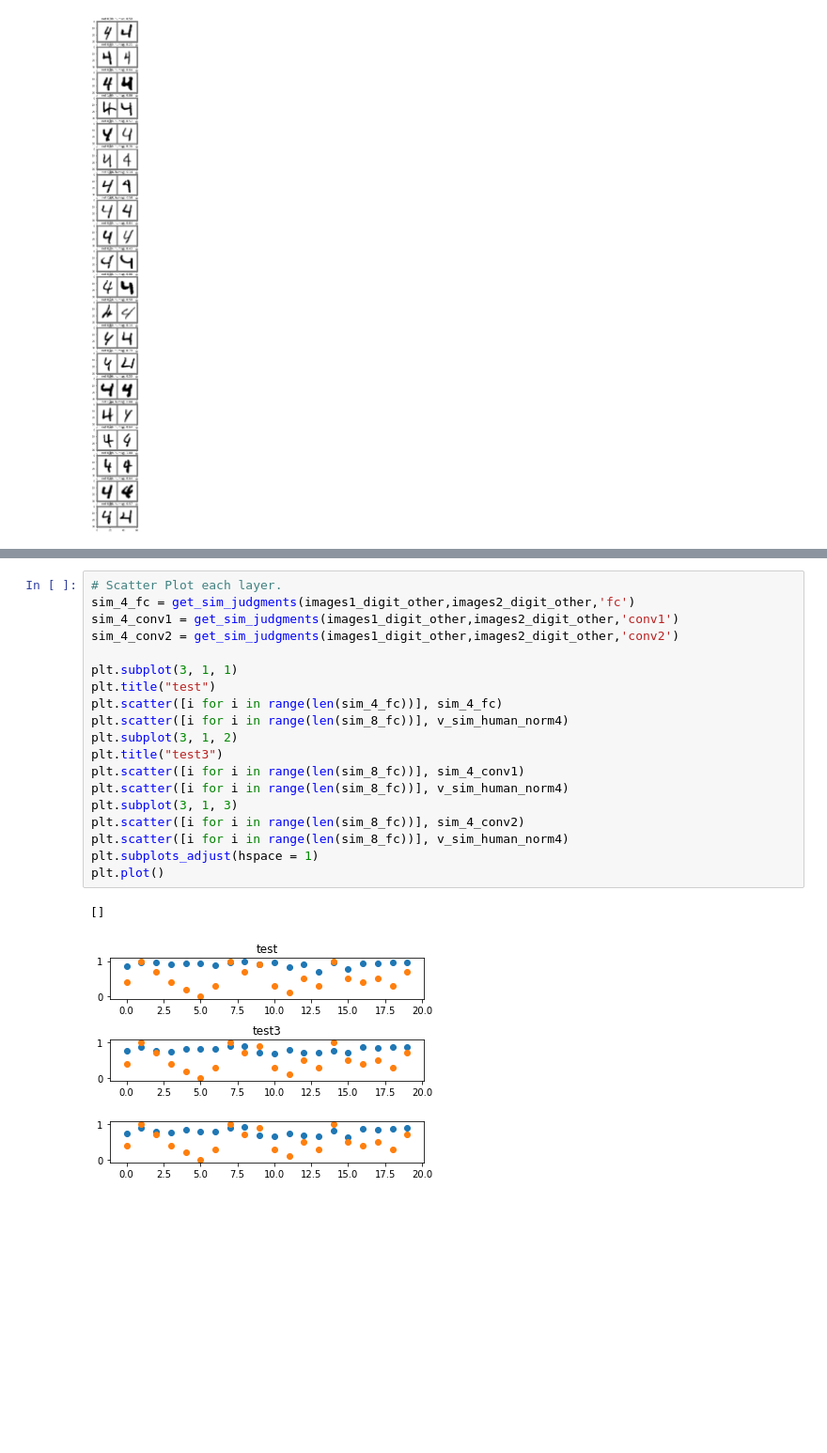
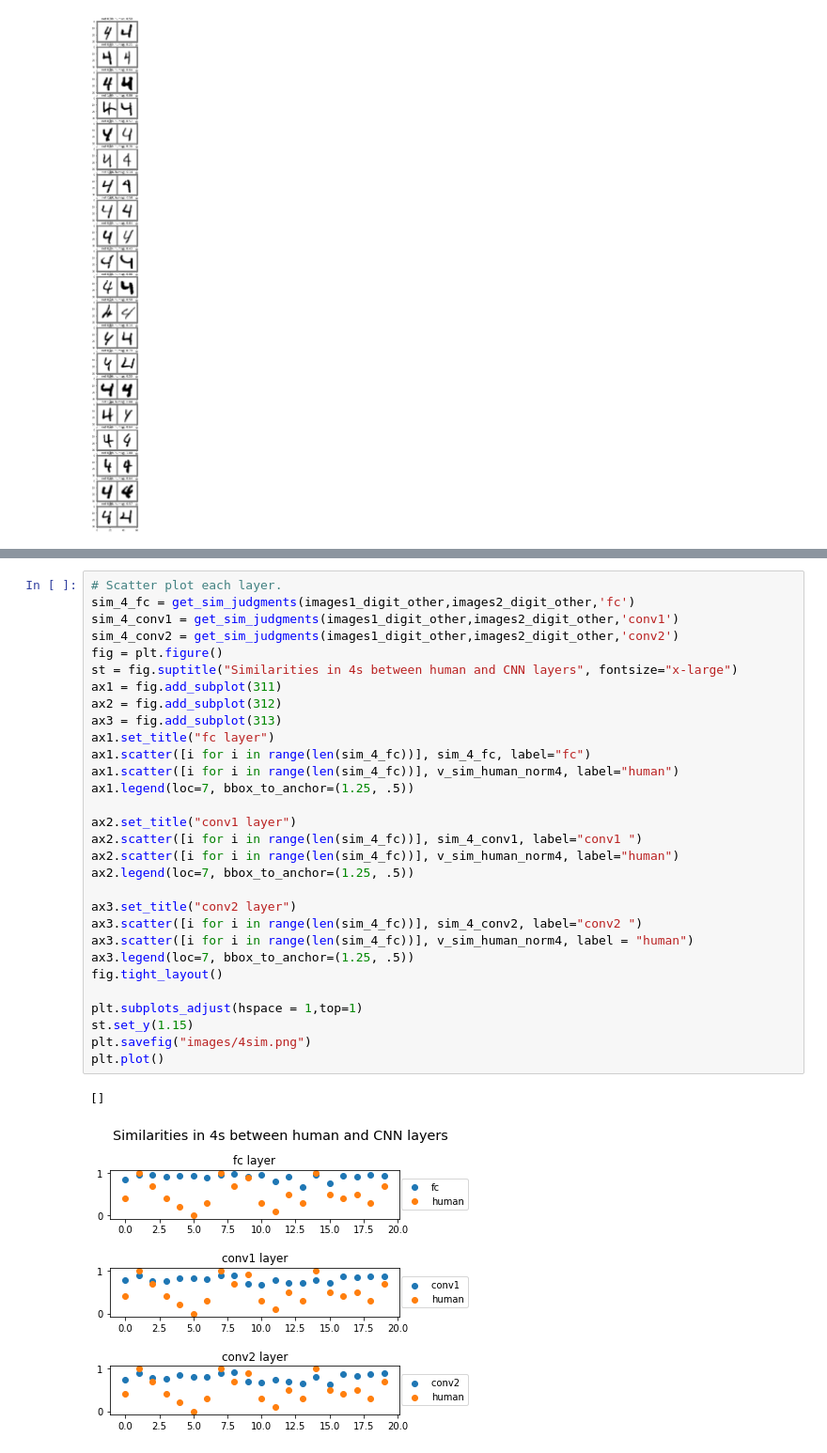
Before and after one commit to alcofrisbas/cs328ps6, a Jupyter notebook: CS328-ConvNet.ipynb, the cells around one changed output, grey strips where cells are left out. Shown at 94% size. Cells and saved outputs as stored; diff of their text form; blank space fills up the shorter version.

```diff
--- a/CS328-ConvNet.ipynb
+++ b/CS328-ConvNet.ipynb
@@ -753,24 +763,35 @@ plt.plot()
 []
 [figure]
 # %%
-# Scatter Plot each layer.
+# Scatter plot each layer.
 sim_4_fc = get_sim_judgments(images1_digit_other,images2_digit_other,'fc')
 sim_4_conv1 = get_sim_judgments(images1_digit_other,images2_digit_other,'conv1')
 sim_4_conv2 = get_sim_judgments(images1_digit_other,images2_digit_other,'conv2')
+fig = plt.figure()
+st = fig.suptitle("Similarities in 4s between human and CNN layers", fontsize="x-large")
+ax1 = fig.add_subplot(311)
+ax2 = fig.add_subplot(312)
+ax3 = fig.add_subplot(313)
+ax1.set_title("fc layer")
+ax1.scatter([i for i in range(len(sim_4_fc))], sim_4_fc, label="fc")
+ax1.scatter([i for i in range(len(sim_4_fc))], v_sim_human_norm4, label="human")
+ax1.legend(loc=7, bbox_to_anchor=(1.25, .5))
 
-plt.subplot(3, 1, 1)
-plt.title("test")
-plt.scatter([i for i in range(len(sim_4_fc))], sim_4_fc)
-plt.scatter([i for i in range(len(sim_8_fc))], v_sim_human_norm4)
-plt.subplot(3, 1, 2)
-plt.title("test3")
-plt.scatter([i for i in range(len(sim_8_fc))], sim_4_conv1)
-plt.scatter([i for i in range(len(sim_8_fc))], v_sim_human_norm4)
-plt.subplot(3, 1, 3)
-plt.scatter([i for i in range(len(sim_8_fc))], sim_4_conv2)
-plt.scatter([i for i in range(len(sim_8_fc))], v_sim_human_norm4)
-plt.subplots_adjust(hspace = 1)
+ax2.set_title("conv1 layer")
+ax2.scatter([i for i in range(len(sim_4_fc))], sim_4_conv1, label="conv1 ")
+ax2.scatter([i for i in range(len(sim_4_fc))], v_sim_human_norm4, label="human")
+ax2.legend(loc=7, bbox_to_anchor=(1.25, .5))
+
+ax3.set_title("conv2 layer")
+ax3.scatter([i for i in range(len(sim_4_fc))], sim_4_conv2, label="conv2 ")
+ax3.scatter([i for i in range(len(sim_4_fc))], v_sim_human_norm4, label = "human")
+ax3.legend(loc=7, bbox_to_anchor=(1.25, .5))
+fig.tight_layout()
+
+plt.subplots_adjust(hspace = 1,top=1)
+st.set_y(1.15)
+plt.savefig("images/4sim.png")
 plt.plot()
 # %% [output]
 []
-[figure, old version]
+[figure, new version]
```
Also changed, not shown: parts of 2 cells of this notebook, 2 other files.
